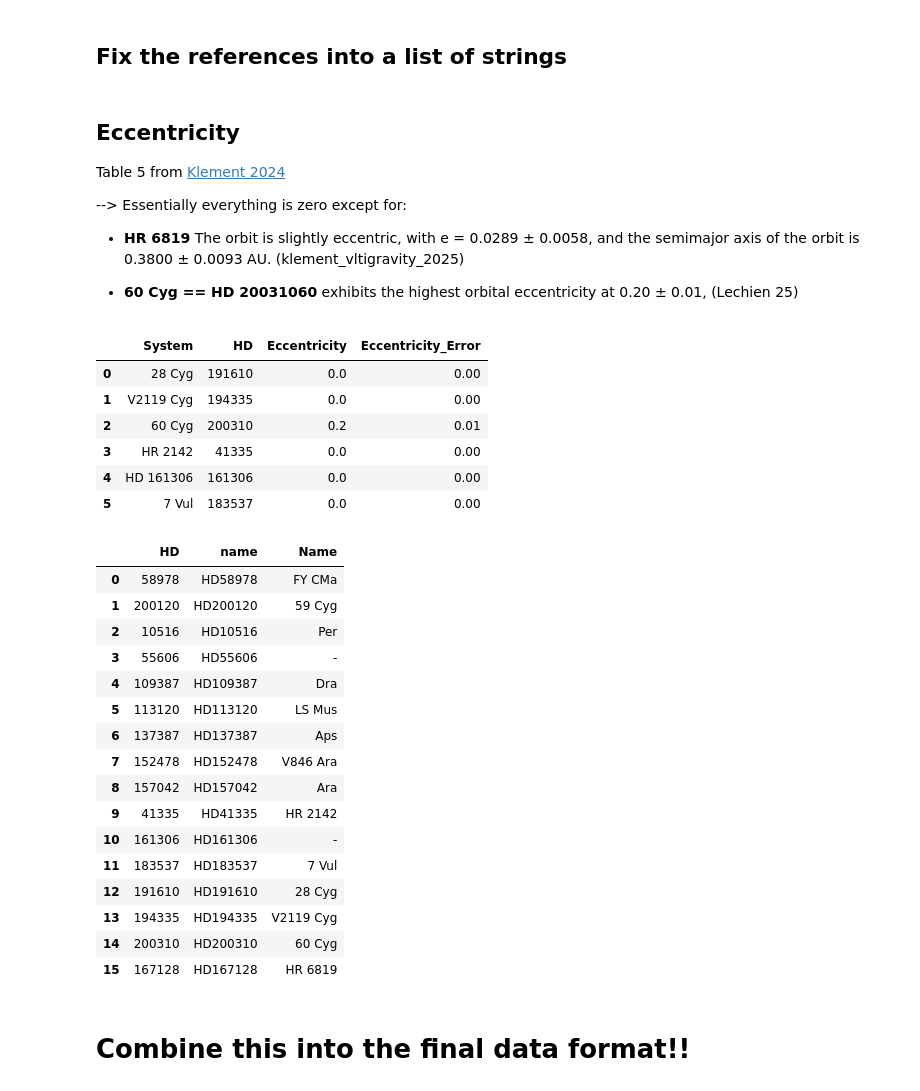
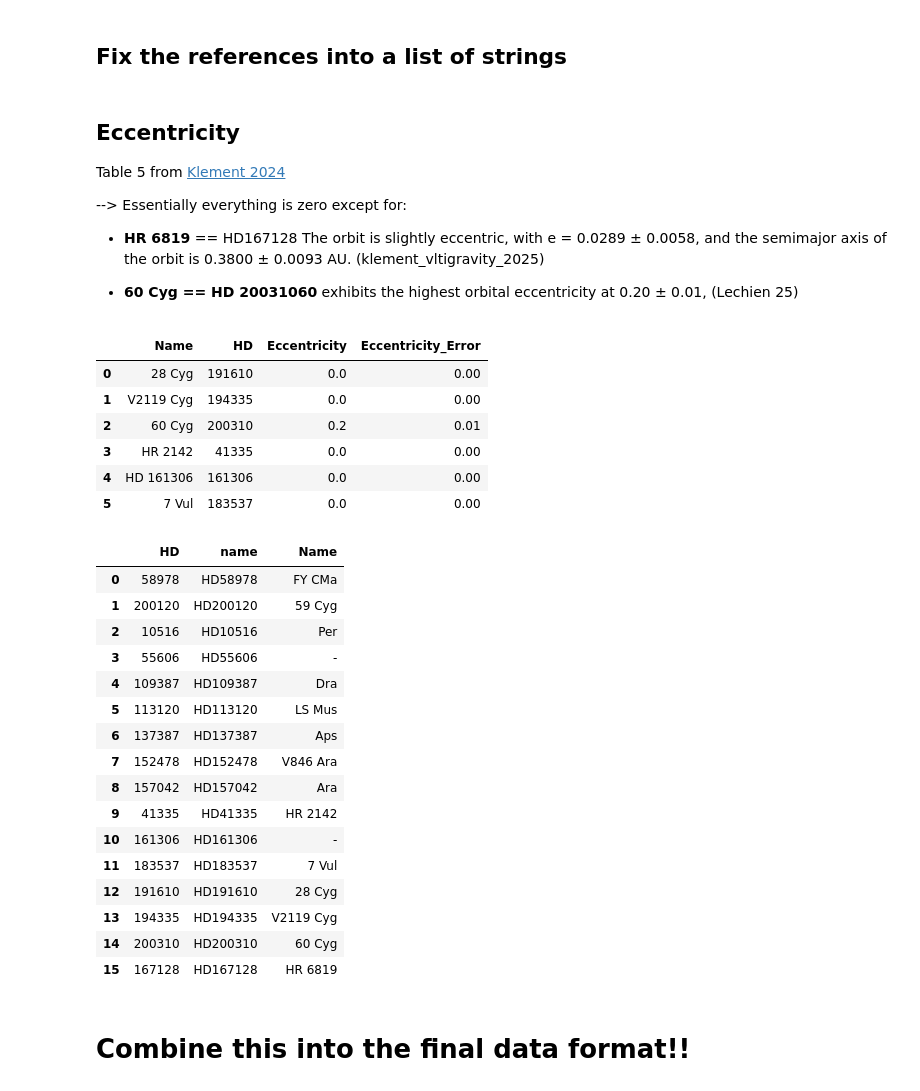
Before and after one commit to binary-observations/post_mt_catalog, a Jupyter notebook: code/data_compilation/compile_BeStarTable.ipynb, the cells around one changed output. Saved outputs shown, nothing was run; the diff lists cells and outputs as text; code cells hidden in the pictures.

```diff
--- a/code/data_compilation/compile_BeStarTable.ipynb
+++ b/code/data_compilation/compile_BeStarTable.ipynb
@@ -30,8 +39,9 @@ They combine data from:
 # %%
 ### READING the compiled table from Lechien et al. 2025
 
+
 # Read the LaTeX file
-with open("../data/Lechien25_Table1.tex", "r") as f:
+with open(DATA_DIR / "latex_input_data" / "Lechien25_Table1.tex", "r") as f:
     lines = f.readlines()
 
 # Find the start and end of the tabular environment
@@ -283,25 +293,25 @@ Table 5 from [Klement 2024](https://iopscience.iop.org/article/10.3847/1538-4357
 
 --> Essentially everything is zero except for:
 
-- **HR 6819** The orbit is slightly eccentric, with e = 0.0289 ± 0.0058, and the semimajor axis of the orbit is 0.3800 ± 0.0093 AU. (klement_vltigravity_2025)
+- **HR 6819** == HD167128 The orbit is slightly eccentric, with e = 0.0289 ± 0.0058, and the semimajor axis of the orbit is 0.3800 ± 0.0093 AU. (klement_vltigravity_2025)
 
 - **60 Cyg == HD 20031060** exhibits the highest orbital eccentricity at 0.20 ± 0.01, (Lechien 25)
 # %%
 # Define the orbital data from Table 5 in the paper
 data = {
-    "System": ["28 Cyg", "V2119 Cyg", "60 Cyg", "HR 2142", "HD 161306", "7 Vul"],
+    "Name": ["28 Cyg", "V2119 Cyg", "60 Cyg", "HR 2142", "HD 161306", "7 Vul"],
     "HD": [191610, 194335, 200310, 41335, 161306, 183537],
     "Eccentricity": [0.0, 0.0, 0.20, 0.0, 0.0, 0.0],
     "Eccentricity_Error": [0.0, 0.0, 0.01, 0.0, 0.0, 0.0]
 }
 
 # Create the DataFrame
 eccentricities_df = pd.DataFrame(data)
 display(eccentricities_df)
 
 display(Lechien25[['HD', 'name', 'Name']])
 # %% [output]
-|  | System | HD | Eccentricity | Eccentricity_Error |
+|  | Name | HD | Eccentricity | Eccentricity_Error |
 | 0 | 28 Cyg | 191610 | 0.0 | 0.00 |
 | 1 | V2119 Cyg | 194335 | 0.0 | 0.00 |
 | 2 | 60 Cyg | 200310 | 0.2 | 0.01 |
```
Also changed, not shown: parts of 3 cells of this notebook, 18 other files.
